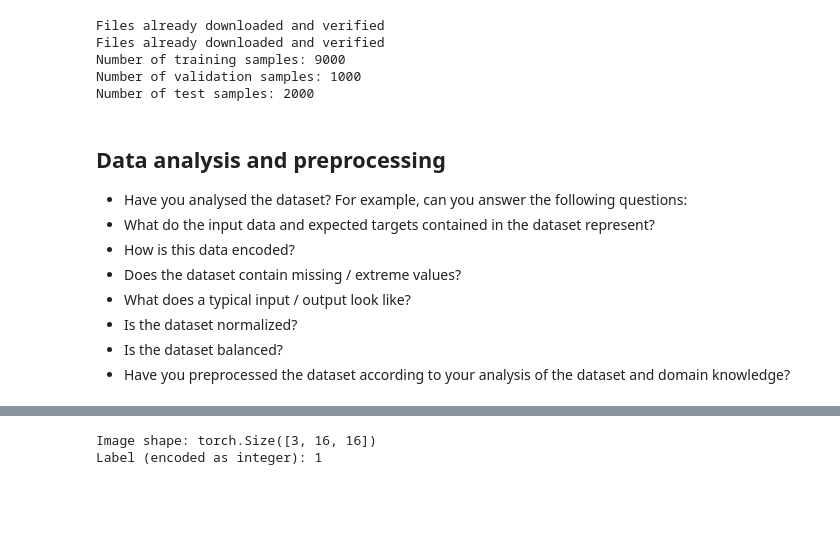
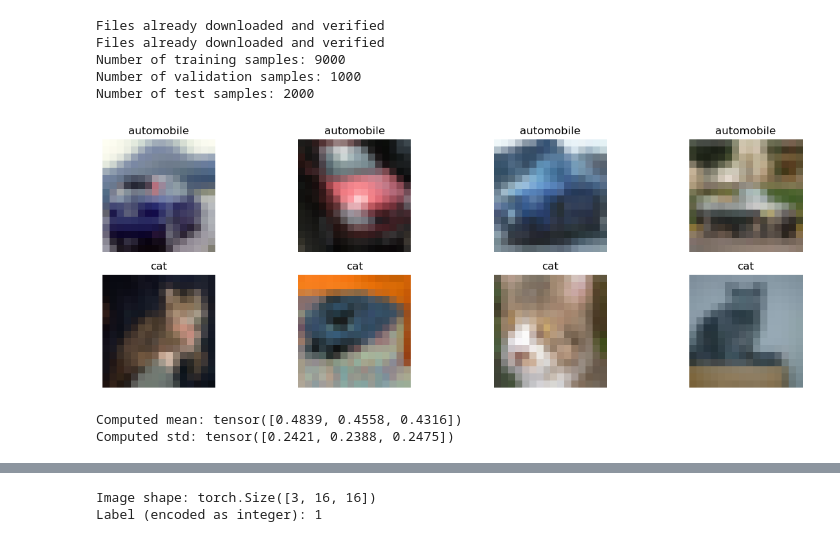
Before and after one commit to FieBergli/Deeplearning_project1, a Jupyter notebook: gradient_descent.ipynb, the cells around one changed output, grey strips where cells are left out. Saved outputs shown, nothing was run; the diff lists cells and outputs as text; code cells hidden in the pictures; blank space fills up the shorter version.

```diff
--- a/gradient_descent.ipynb
+++ b/gradient_descent.ipynb
@@ -23,12 +23,12 @@ datasets: training, validation and test. Take a subset of these datasets
 by keeping only 2 labels: cat and car
 # %%
 def filter_classes(dataset, keep_classes):
-    """Filter out samples from the dataset that do not belong to keep_classes and remap labels to 0 and 1."""
-    class_map = {1: 0, 3: 1}  # Remap labels
-    indices = [i for i, (_, label) in enumerate(dataset) if label in keep_classes]
+    #Filter out samples from the dataset that do not belong to keep_classes and remap labels to 0 and 1.
+    #class_map = {1: 0, 3: 1}  # Remap labels
+    #indices = [i for i, (_, label) in enumerate(dataset) if label in keep_classes]
 
-    new_samples = [(dataset[i][0], class_map[dataset[i][1]]) for i in indices]
-
+    #new_samples = [(dataset[i][0], class_map[dataset[i][1]]) for i in indices]
+    new_samples = [(data, keep_classes.index(label)) for data, label in dataset if label in keep_classes]
     return new_samples
 
 def load_cifar(train_val_split=0.9, data_path="data", preprocessor=None):
@@ -36,8 +36,8 @@ def load_cifar(train_val_split=0.9, data_path="data", preprocessor=None):
     if preprocessor is None:
         preprocessor = transforms.Compose([
             transforms.Resize((16, 16)),
-            transforms.ToTensor(),
-            transforms.Normalize((0.5, 0.5, 0.5), (0.5, 0.5, 0.5))
+            transforms.ToTensor()
+            #transforms.Normalize((0.5, 0.5, 0.5), (0.5, 0.5, 0.5))
         ])
 
     # Load CIFAR10 dataset training and validation sets
@@ -56,7 +56,7 @@ def load_cifar(train_val_split=0.9, data_path="data", preprocessor=None):
     )
 
     # Keep only classes 1 (automobile) and 3 (cat)
-    keep_classes = {1, 3}
+    keep_classes = [1, 3]
     cifar10_train_val = filter_classes(cifar10_train_val, keep_classes)
     cifar10_test = filter_classes(cifar10_test, keep_classes)
 
@@ -99,13 +99,56 @@ Files already downloaded and verified
 Number of training samples: 9000
 Number of validation samples: 1000
 Number of test samples: 2000
-# %% [markdown]
-## Data analysis and preprocessing
-- Have you analysed the dataset? For example, can you answer the following questions:
-- What do the input data and expected targets contained in the dataset represent?
-- How is this data encoded?
-- Does the dataset contain missing / extreme values?
-- What does a typical input / output look like?
-- Is the dataset normalized?
-- Is the dataset balanced?
-- Have you preprocessed the dataset according to your analysis of the dataset and domain knowledge?
+# %%
+# print some images from the cifar_train dataset and their corresponding labels
+# show a specified number of images of each class
+def show_images(dataset, pictures):
+    fig, axs = plt.subplots(2, pictures, figsize=(15, 5))
+    auto_count = 0
+    cat_count = 0
+    i = 0
+    while auto_count < pictures or cat_count < pictures:
+        img, label = dataset[i]
+        if label == 0 and auto_count < pictures:
+            axs[0, auto_count].imshow(np.clip(img.permute(1, 2, 0).numpy(), 0, 1))
+            axs[0, auto_count].set_title("automobile")
+            axs[0, auto_count].axis("off")
+            auto_count += 1
+        elif label == 1 and cat_count < pictures:
+            axs[1, cat_count].imshow(np.clip(img.permute(1, 2, 0).numpy(), 0, 1))
+            axs[1, cat_count].set_title("cat")
+            axs[1, cat_count].axis("off")
+            cat_count += 1
+        i += 1
+    plt.show()
+# %%
+show_images(cifar_train, 4)
+# %% [output]
+[figure, added]
+# %%
+def compute_mean_std(dataset):
+    loader = torch.utils.data.DataLoader(dataset, batch_size=64, shuffle=False)
+
+    mean = 0.0
+    std = 0.0
+    total_samples = 0
+
+    for images, _ in loader:
+        batch_samples = images.size(0)  # Number of images in batch
+        images = images.view(batch_samples, images.shape[1], -1)  # Flatten each image
+        mean += images.mean(dim=[0, 2]) * batch_samples
+        std += images.std(dim=[0, 2]) * batch_samples
+        total_samples += batch_samples
+
+    mean /= total_samples
+    std /= total_samples
+
+    return mean, std
+
+mean, std = compute_mean_std(cifar_train)
+
+print(f"Computed mean: {mean}")
+print(f"Computed std: {std}")
+# %% [output]
+Computed mean: tensor([0.4839, 0.4558, 0.4316])
+Computed std: tensor([0.2421, 0.2388, 0.2475])
```
Also changed, not shown: parts of 17 cells of this notebook, 1 other file.
